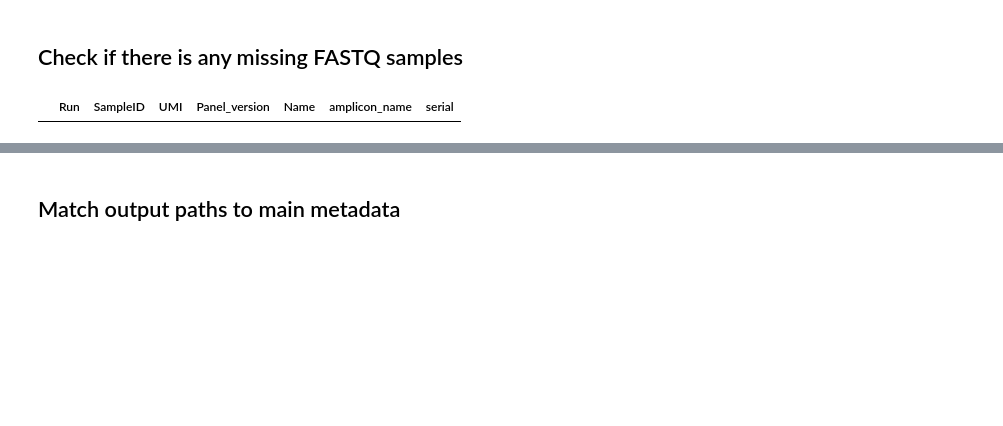
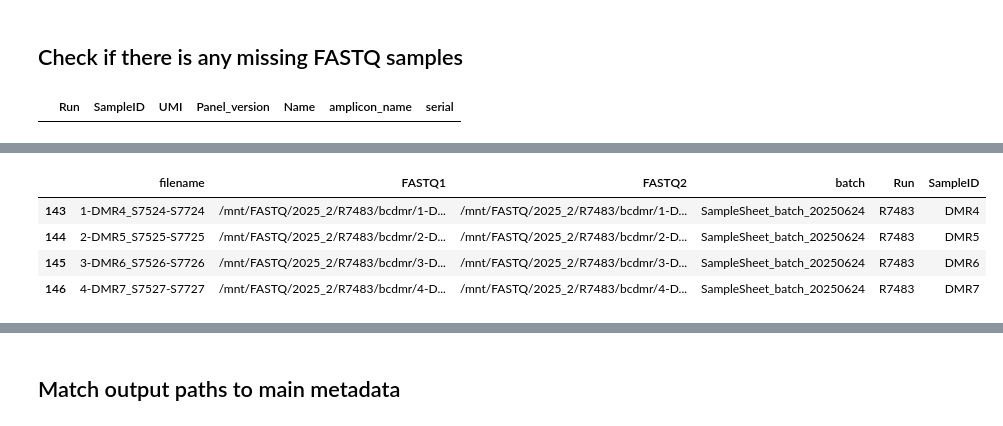
Before and after one commit to hieunguyen4193/ampliconSeq_UMI, a Jupyter notebook: data_analysis_20250613/01_overview_Truong.ipynb, the cells around one changed output, grey strips where cells are left out. Saved outputs shown, nothing was run; the diff lists cells and outputs as text; code cells hidden in the pictures; blank space fills up the shorter version.

```diff
--- a/data_analysis_20250613/01_overview_Truong.ipynb
+++ b/data_analysis_20250613/01_overview_Truong.ipynb
@@ -64,0 +75,8 @@ umi_rundf[umi_rundf.SampleID.isin(missing_fastq)]
+# %%
+samplesheet[samplesheet["Run"] == "R7483"]
+# %% [output]
+|  | filename | FASTQ1 | FASTQ2 | batch | Run | SampleID |
+| 143 | 1-DMR4_S7524-S7724 | /mnt/FASTQ/2025_2/R7483/bcdmr/1-D... | /mnt/FASTQ/2025_2/R7483/bcdmr/1-D... | SampleSheet_batch_20250624 | R7483 | DMR4 |
+| 144 | 2-DMR5_S7525-S7725 | /mnt/FASTQ/2025_2/R7483/bcdmr/2-D... | /mnt/FASTQ/2025_2/R7483/bcdmr/2-D... | SampleSheet_batch_20250624 | R7483 | DMR5 |
+| 145 | 3-DMR6_S7526-S7726 | /mnt/FASTQ/2025_2/R7483/bcdmr/3-D... | /mnt/FASTQ/2025_2/R7483/bcdmr/3-D... | SampleSheet_batch_20250624 | R7483 | DMR6 |
+| 146 | 4-DMR7_S7527-S7727 | /mnt/FASTQ/2025_2/R7483/bcdmr/4-D... | /mnt/FASTQ/2025_2/R7483/bcdmr/4-D... | SampleSheet_batch_20250624 | R7483 | DMR7 |
```
Also changed, not shown: parts of 11 cells of this notebook, 9 other files.
